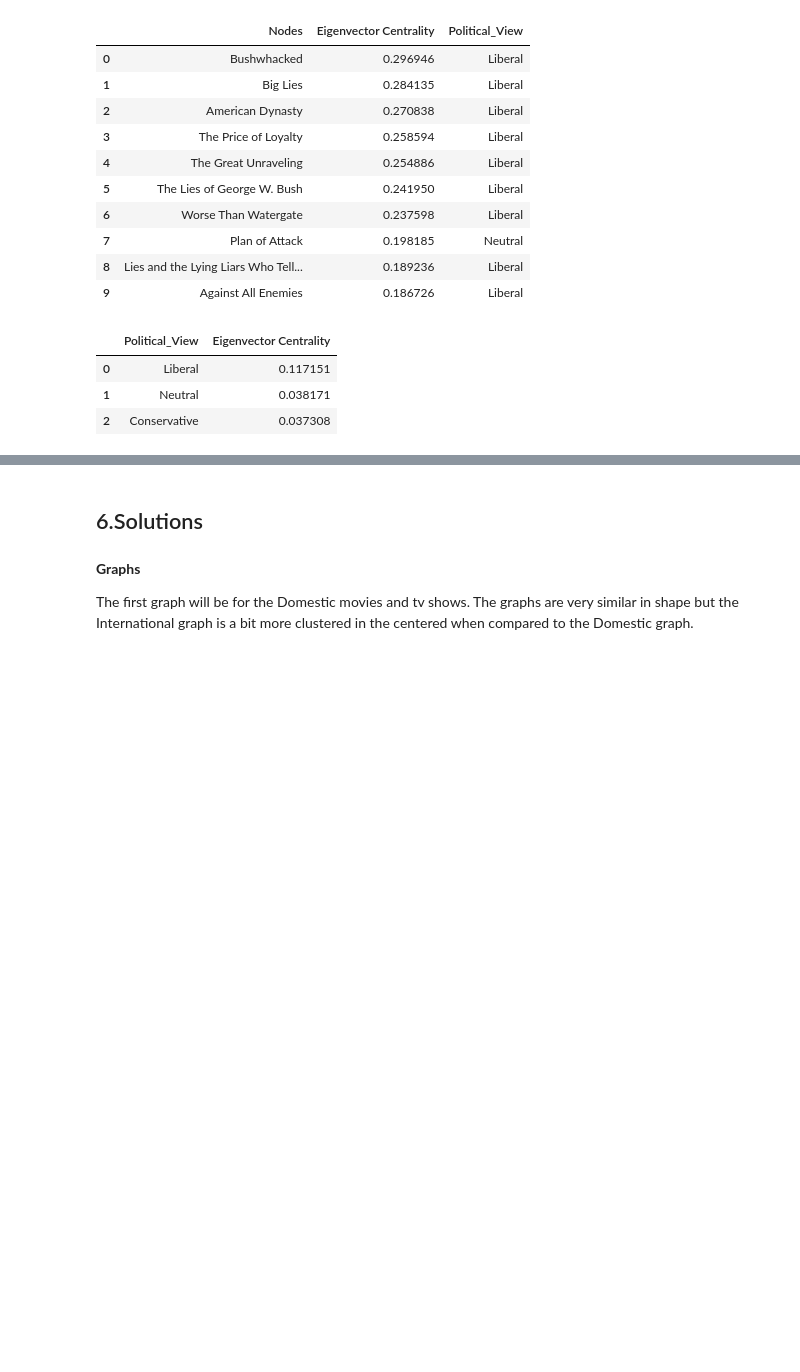
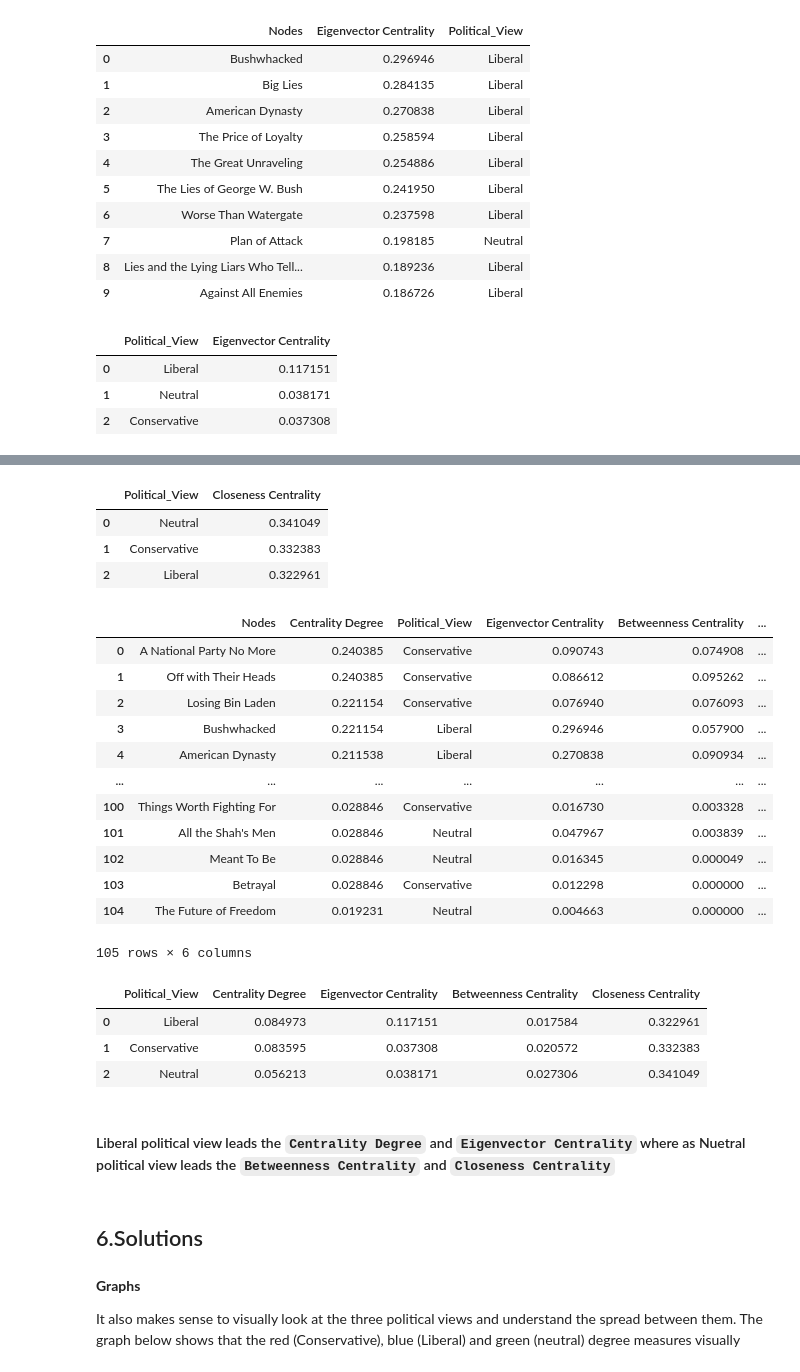
Before and after one commit to ltcancel/DATA620, a Jupyter notebook: Project1/DATA620_Project1.ipynb, the cells around one changed output, grey strips where cells are left out. Cells and saved outputs as stored; diff of their text form; code cells hidden in the pictures; blank space fills up the shorter version.

```diff
--- a/Project1/DATA620_Project1.ipynb
+++ b/Project1/DATA620_Project1.ipynb
@@ -233,3 +235,10 @@ eigen_c_df.groupby(['Political_View']).mean().sort_values('Eigenvector Centralit
 | 0 | Liberal | 0.117151 |
 | 1 | Neutral | 0.038171 |
 | 2 | Conservative | 0.037308 |
+# %%
+btw_c = nx.betweenness_centrality(df)
+btw_c_df = pd.DataFrame([btw_c.values()], columns=btw_c.keys()).reset_index()
+btw_c_df = btw_c_df.sort_values(by=0, ascending=False, axis=1).T.reset_index()
+btw_c_df.rename(columns ={'index':'Nodes', 0: 'Betweenness Centrality'}, inplace = True)
+btw_c_df= btw_c_df.merge(node_df, how = 'left', on = ['Nodes'])
+btw_c_df.head(10)
@@ -235,0 +264,7 @@ eigen_c_df.groupby(['Political_View']).mean().sort_values('Eigenvector Centralit
+# %%
+clos_c = nx.closeness_centrality(df)
+clos_c_df = pd.DataFrame([clos_c.values()], columns=clos_c.keys()).reset_index()
+clos_c_df = clos_c_df.sort_values(by=0, ascending=False, axis=1).T.reset_index()
+clos_c_df.rename(columns ={'index':'Nodes', 0: 'Closeness Centrality'}, inplace = True)
+clos_c_df= clos_c_df.merge(node_df, how = 'left', on = ['Nodes'])
+clos_c_df.head(10)
@@ -236,9 +283,45 @@ eigen_c_df.groupby(['Political_View']).mean().sort_values('Eigenvector Centralit
+# %%
+clos_c_df.groupby(['Political_View']).mean().sort_values('Closeness Centrality', ascending = False).reset_index()
+# %% [output]
+|  | Political_View | Closeness Centrality |
+| 0 | Neutral | 0.341049 |
+| 1 | Conservative | 0.332383 |
+| 2 | Liberal | 0.322961 |
+# %%
+# degree_c_df, eigen_c_df, btw_c_df, clos_c_df
+merge_df = pd.merge(degree_c_df, eigen_c_df, on=['Nodes','Political_View'])
+merge_df = pd.merge(merge_df, btw_c_df, on=['Nodes','Political_View'])
+merge_df = pd.merge(merge_df, clos_c_df, on=['Nodes','Political_View'])
+merge_df
+# %% [output]
+|  | Nodes | Centrality Degree | Political_View | Eigenvector Centrality | Betweenness Centrality | ... |
+| 0 | A National Party No More | 0.240385 | Conservative | 0.090743 | 0.074908 | ... |
+| 1 | Off with Their Heads | 0.240385 | Conservative | 0.086612 | 0.095262 | ... |
+| 2 | Losing Bin Laden | 0.221154 | Conservative | 0.076940 | 0.076093 | ... |
+| 3 | Bushwhacked | 0.221154 | Liberal | 0.296946 | 0.057900 | ... |
+| 4 | American Dynasty | 0.211538 | Liberal | 0.270838 | 0.090934 | ... |
+| ... | ... | ... | ... | ... | ... | ... |
+| 100 | Things Worth Fighting For | 0.028846 | Conservative | 0.016730 | 0.003328 | ... |
+| 101 | All the Shah's Men | 0.028846 | Neutral | 0.047967 | 0.003839 | ... |
+| 102 | Meant To Be | 0.028846 | Neutral | 0.016345 | 0.000049 | ... |
+| 103 | Betrayal | 0.028846 | Conservative | 0.012298 | 0.000000 | ... |
+| 104 | The Future of Freedom | 0.019231 | Neutral | 0.004663 | 0.000000 | ... |
+105 rows × 6 columns
+# %%
+merge_df.groupby(['Political_View']).mean().sort_values('Centrality Degree', ascending = False).reset_index()
+# %% [output]
+|  | Political_View | Centrality Degree | Eigenvector Centrality | Betweenness Centrality | Closeness Centrality |
+| 0 | Liberal | 0.084973 | 0.117151 | 0.017584 | 0.322961 |
+| 1 | Conservative | 0.083595 | 0.037308 | 0.020572 | 0.332383 |
+| 2 | Neutral | 0.056213 | 0.038171 | 0.027306 | 0.341049 |
+# %% [markdown]
+#### Liberal political view leads the `Centrality Degree` and `Eigenvector Centrality` where as Nuetral political view leads the `Betweenness Centrality` and `Closeness Centrality`
 # %% [markdown]
 ## 6.Solutions <a id = 'sol'></a>
-# %% [markdown]
-**Graphs**
-
-The first graph will be for the Domestic movies and tv shows. The graphs are very similar in shape but the International graph is a bit more clustered in the centered when compared to the Domestic graph.
+# %% [markdown]
+**Graphs**
+
+It also makes sense to visually look at the three political views and understand the spread between them. The graph below shows that the red (Conservative), blue (Liberal) and green (neutral) degree measures visually
 # %%
 # for each node in the graph
 node_color = []
```
Also changed, not shown: parts of 6 cells of this notebook.
